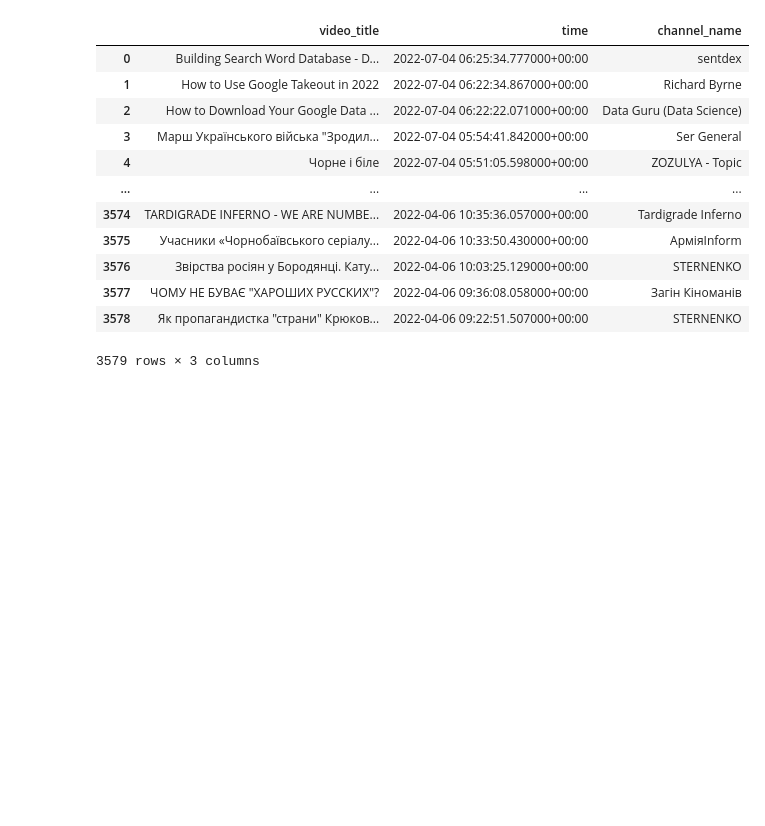
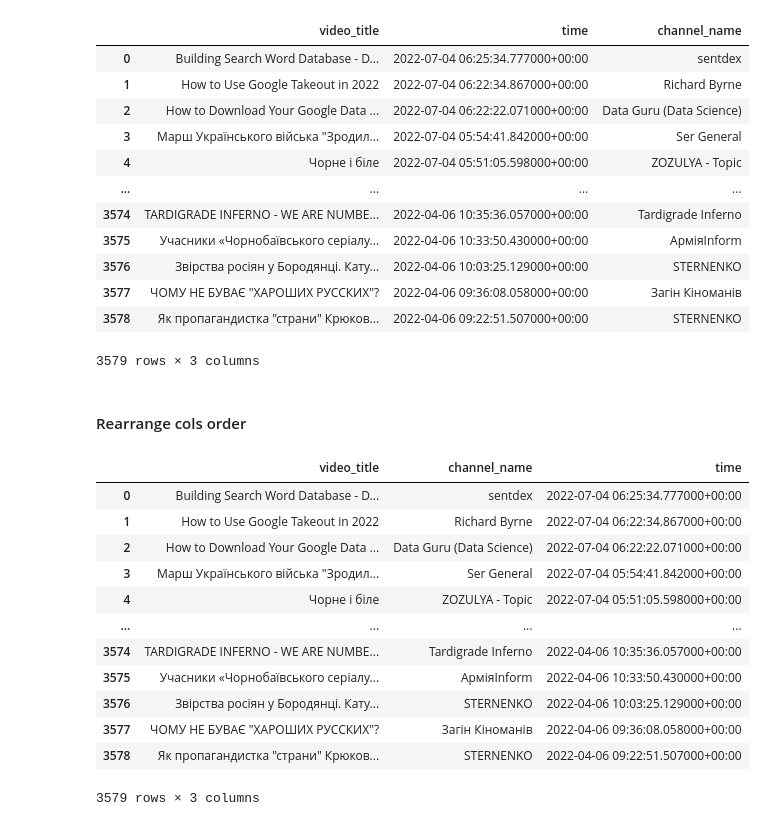
Before and after one commit to SanAntonik/yt_activity_analysis, a Jupyter notebook: explore.ipynb, the cells around one changed output. Drawn from its saved outputs; the diff is of its cells as text; code cells hidden in the pictures; blank space fills up the shorter version.

Commit message:
Rearrange order of cols

```diff
--- a/explore.ipynb
+++ b/explore.ipynb
@@ -232,3 +232,26 @@ df
 | 3577 | ЧОМУ НЕ БУВАЄ "ХАРОШИХ РУССКИХ"? | 2022-04-06 09:36:08.058000+00:00 | Загін Кіноманів |
 | 3578 | Як пропагандистка "страни" Крюков... | 2022-04-06 09:22:51.507000+00:00 | STERNENKO |
 3579 rows × 3 columns
+# %% [markdown]
+#### Rearrange cols order
+# %%
+cols = df.columns.tolist()
+cols
+cols = [cols[0]] + [cols[2]] + [cols[1]]
+cols
+df = df[cols]
+df
+# %% [output]
+|  | video_title | channel_name | time |
+| 0 | Building Search Word Database - D... | sentdex | 2022-07-04 06:25:34.777000+00:00 |
+| 1 | How to Use Google Takeout in 2022 | Richard Byrne | 2022-07-04 06:22:34.867000+00:00 |
+| 2 | How to Download Your Google Data ... | Data Guru (Data Science) | 2022-07-04 06:22:22.071000+00:00 |
+| 3 | Марш Українського війська "Зродил... | Ser General | 2022-07-04 05:54:41.842000+00:00 |
+| 4 | Чорне і біле | ZOZULYA - Topic | 2022-07-04 05:51:05.598000+00:00 |
+| ... | ... | ... | ... |
+| 3574 | TARDIGRADE INFERNO - WE ARE NUMBE... | Tardigrade Inferno | 2022-04-06 10:35:36.057000+00:00 |
+| 3575 | Учасники «Чорнобаївського серіалу... | АрміяInform | 2022-04-06 10:33:50.430000+00:00 |
+| 3576 | Звірства росіян у Бородянці. Кату... | STERNENKO | 2022-04-06 10:03:25.129000+00:00 |
+| 3577 | ЧОМУ НЕ БУВАЄ "ХАРОШИХ РУССКИХ"? | Загін Кіноманів | 2022-04-06 09:36:08.058000+00:00 |
+| 3578 | Як пропагандистка "страни" Крюков... | STERNENKO | 2022-04-06 09:22:51.507000+00:00 |
+3579 rows × 3 columns
```
